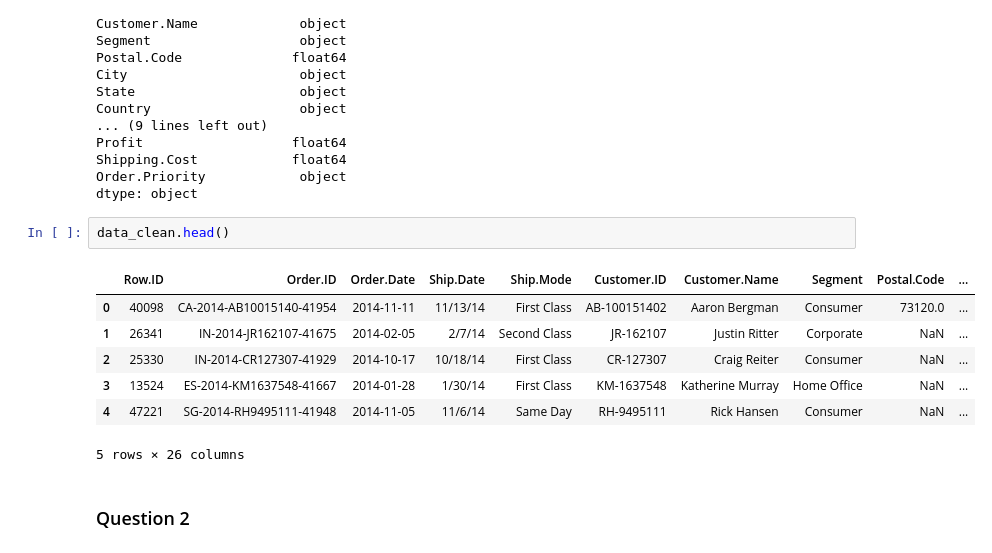
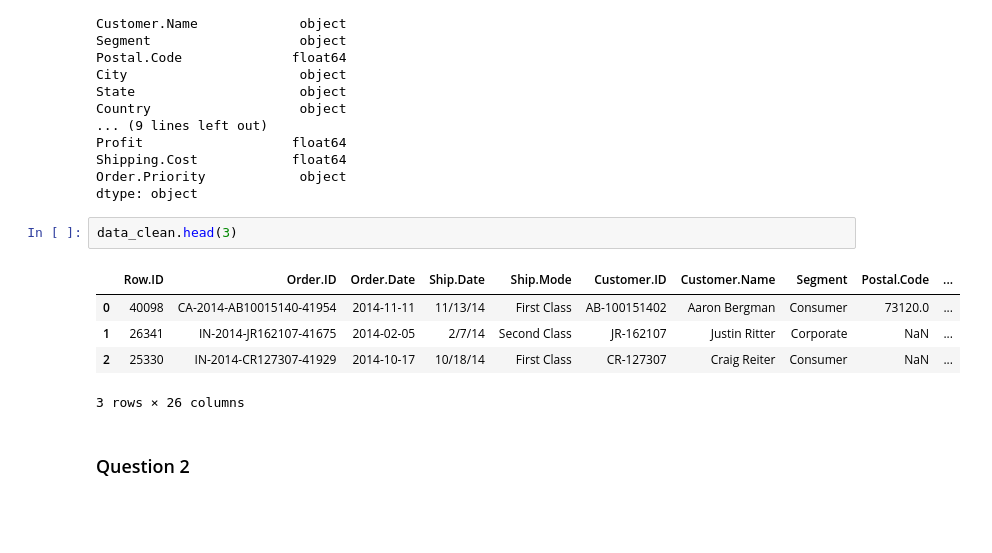
Before and after one commit to sophieying24/ML22_lab, a Jupyter notebook: ML_Part1.ipynb, the cells around one changed output. Cells and saved outputs as stored; diff of their text form; blank space fills up the shorter version.

```diff
--- a/ML_Part1.ipynb
+++ b/ML_Part1.ipynb
@@ -40,15 +93,13 @@ Shipping.Cost            float64
 Order.Priority            object
 dtype: object
 # %%
-data_clean.head()
+data_clean.head(3)
 # %% [output]
 |  | Row.ID | Order.ID | Order.Date | Ship.Date | Ship.Mode | Customer.ID | Customer.Name | Segment | Postal.Code | ... |
 | 0 | 40098 | CA-2014-AB10015140-41954 | 2014-11-11 | 11/13/14 | First Class | AB-100151402 | Aaron Bergman | Consumer | 73120.0 | ... |
 | 1 | 26341 | IN-2014-JR162107-41675 | 2014-02-05 | 2/7/14 | Second Class | JR-162107 | Justin Ritter | Corporate | NaN | ... |
 | 2 | 25330 | IN-2014-CR127307-41929 | 2014-10-17 | 10/18/14 | First Class | CR-127307 | Craig Reiter | Consumer | NaN | ... |
-| 3 | 13524 | ES-2014-KM1637548-41667 | 2014-01-28 | 1/30/14 | First Class | KM-1637548 | Katherine Murray | Home Office | NaN | ... |
-| 4 | 47221 | SG-2014-RH9495111-41948 | 2014-11-05 | 11/6/14 | Same Day | RH-9495111 | Rick Hansen | Consumer | NaN | ... |
-5 rows × 26 columns
+3 rows × 26 columns
 # %% [markdown]
 ### Question 2
 # %%
```
Also changed, not shown: parts of 6 cells of this notebook, 4 other files.
